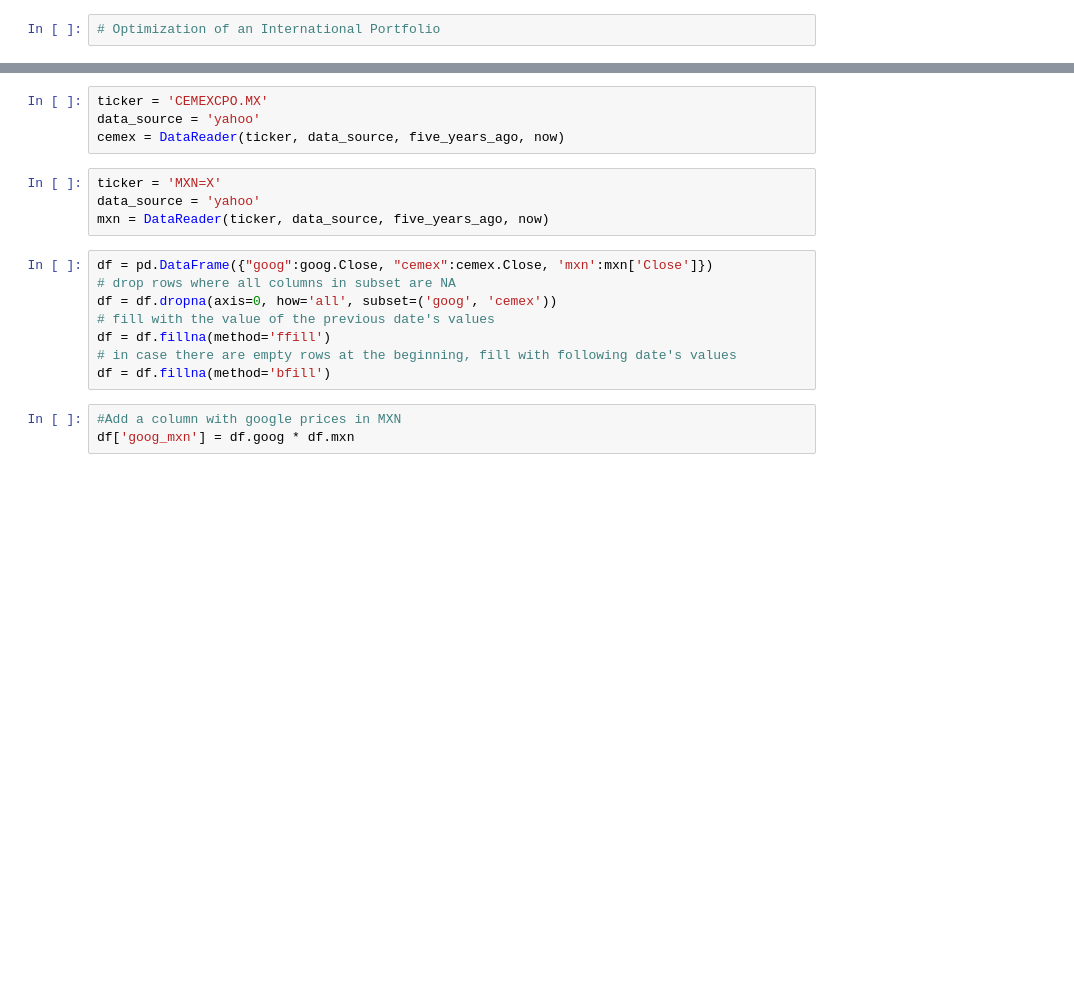
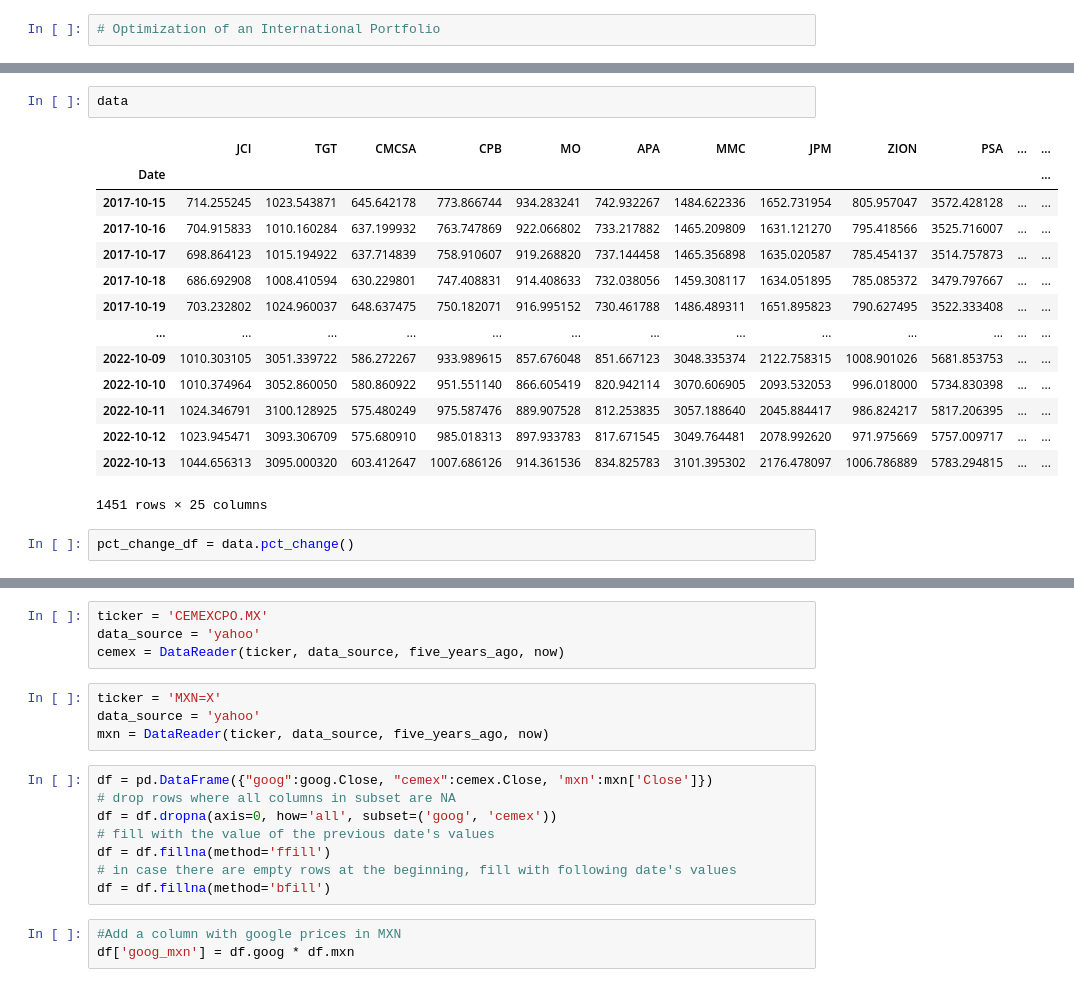
Before and after one commit to eriramirez/ProgFin, a Jupyter notebook: 004_session international portfolio.ipynb, the cells around one changed output, grey strips where cells are left out. Cells and saved outputs as stored; diff of their text form; blank space fills up the shorter version.

```diff
--- a/004_session international portfolio.ipynb
+++ b/004_session international portfolio.ipynb
@@ -33,0 +140,19 @@ print(five_years_ago)
+# %%
+data
+# %% [output]
+|  | JCI | TGT | CMCSA | CPB | MO | APA | MMC | JPM | ZION | PSA | ... | ... |
+| Date |  |  |  |  |  |  |  |  |  |  |  | ... |
+| 2017-10-15 | 714.255245 | 1023.543871 | 645.642178 | 773.866744 | 934.283241 | 742.932267 | 1484.622336 | 1652.731954 | 805.957047 | 3572.428128 | ... | ... |
+| 2017-10-16 | 704.915833 | 1010.160284 | 637.199932 | 763.747869 | 922.066802 | 733.217882 | 1465.209809 | 1631.121270 | 795.418566 | 3525.716007 | ... | ... |
+| 2017-10-17 | 698.864123 | 1015.194922 | 637.714839 | 758.910607 | 919.268820 | 737.144458 | 1465.356898 | 1635.020587 | 785.454137 | 3514.757873 | ... | ... |
+| 2017-10-18 | 686.692908 | 1008.410594 | 630.229801 | 747.408831 | 914.408633 | 732.038056 | 1459.308117 | 1634.051895 | 785.085372 | 3479.797667 | ... | ... |
+| 2017-10-19 | 703.232802 | 1024.960037 | 648.637475 | 750.182071 | 916.995152 | 730.461788 | 1486.489311 | 1651.895823 | 790.627495 | 3522.333408 | ... | ... |
+| ... | ... | ... | ... | ... | ... | ... | ... | ... | ... | ... | ... | ... |
+| 2022-10-09 | 1010.303105 | 3051.339722 | 586.272267 | 933.989615 | 857.676048 | 851.667123 | 3048.335374 | 2122.758315 | 1008.901026 | 5681.853753 | ... | ... |
+| 2022-10-10 | 1010.374964 | 3052.860050 | 580.860922 | 951.551140 | 866.605419 | 820.942114 | 3070.606905 | 2093.532053 | 996.018000 | 5734.830398 | ... | ... |
+| 2022-10-11 | 1024.346791 | 3100.128925 | 575.480249 | 975.587476 | 889.907528 | 812.253835 | 3057.188640 | 2045.884417 | 986.824217 | 5817.206395 | ... | ... |
+| 2022-10-12 | 1023.945471 | 3093.306709 | 575.680910 | 985.018313 | 897.933783 | 817.671545 | 3049.764481 | 2078.992620 | 971.975669 | 5757.009717 | ... | ... |
+| 2022-10-13 | 1044.656313 | 3095.000320 | 603.412647 | 1007.686126 | 914.361536 | 834.825783 | 3101.395302 | 2176.478097 | 1006.786889 | 5783.294815 | ... | ... |
+1451 rows × 25 columns
+# %%
+pct_change_df = data.pct_change()
```
Also changed, not shown: parts of 20 cells of this notebook, 3 other files.
